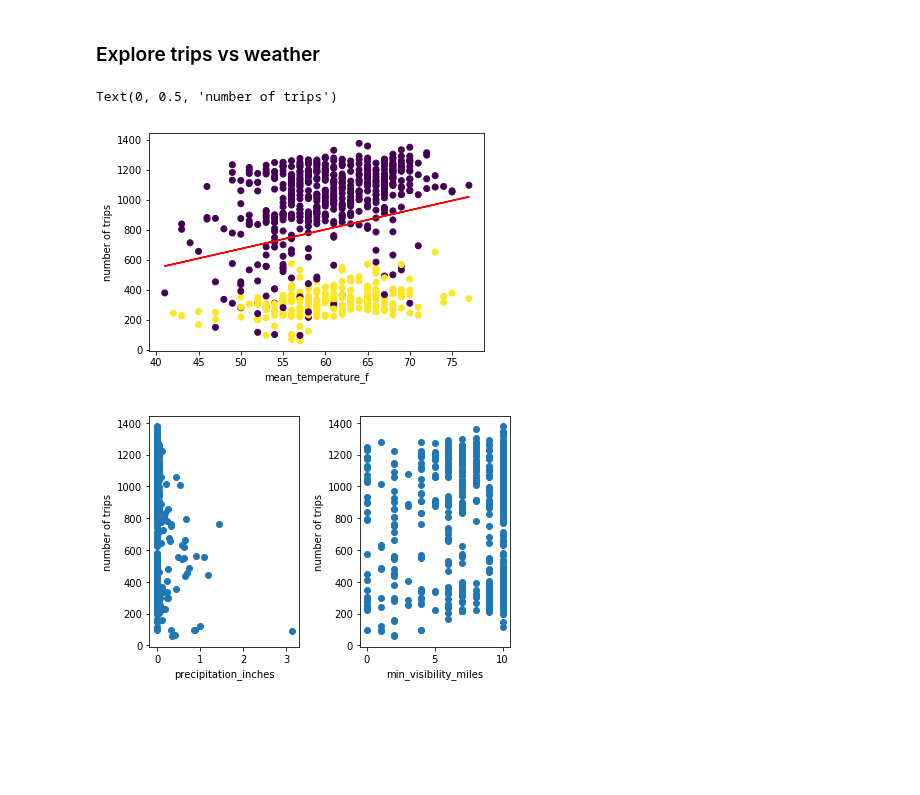
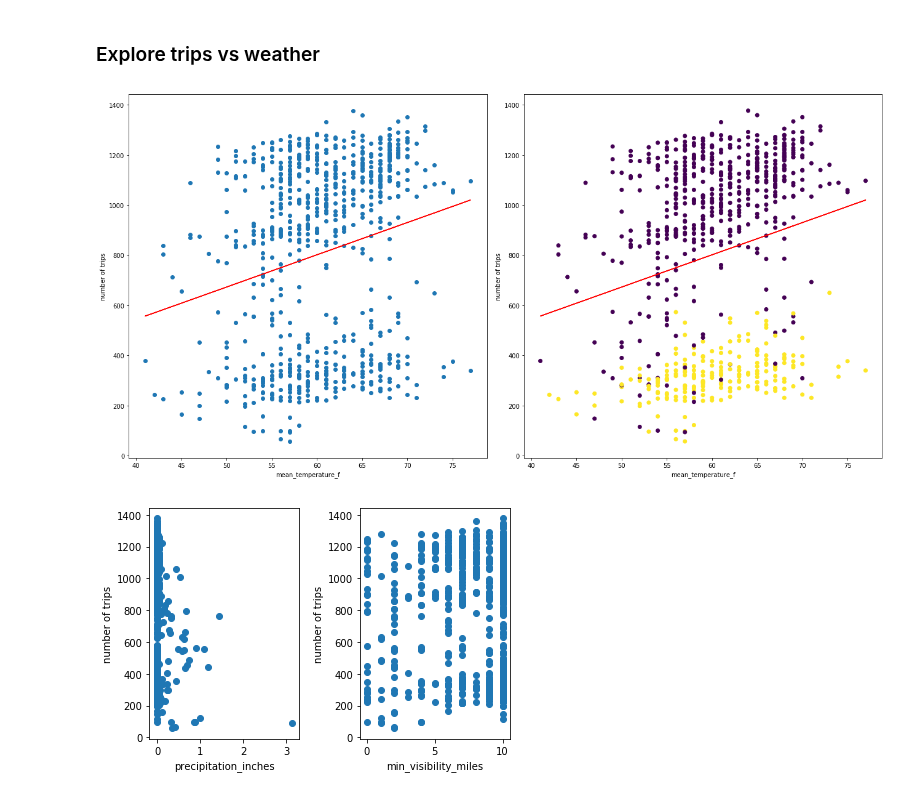
Before and after one commit to jslaga/SpringboardDSC, a Jupyter notebook: Capstone1/Capstone.ipynb, the cells around one changed output. Saved outputs shown, nothing was run; the diff lists cells and outputs as text; code cells hidden in the pictures; blank space fills up the shorter version.

```diff
--- a/Capstone1/Capstone.ipynb
+++ b/Capstone1/Capstone.ipynb
@@ -603,19 +599,28 @@ daily_trips_df.reset_index(drop=True, inplace=True)
 # %% [markdown]
 ### Explore trips vs weather
 # %%
-plt.scatter(daily_trips_df.mean_temperature_f, daily_trips_df.trips, c=daily_trips_df.weekday)
-# after viewing the distinct clusters added weekday dimension to see if clusters were due to day of week
 
 # Fit with polyfit
 b, m = polyfit(daily_trips_df.mean_temperature_f, daily_trips_df.trips, 1)
+plt.figure(figsize=(18,9))
 
+plt.subplot(121)
+
+plt.scatter(daily_trips_df.mean_temperature_f, daily_trips_df.trips)
 plt.plot(daily_trips_df.mean_temperature_f, b + m * daily_trips_df.mean_temperature_f, '-', color='red')
-
 plt.xlabel('mean_temperature_f')
 plt.ylabel('number of trips')
+
+# after viewing the distinct clusters added weekday dimension to see if clusters were due to day of week
+plt.subplot(122)
+plt.scatter(daily_trips_df.mean_temperature_f, daily_trips_df.trips, c=daily_trips_df.weekday)
+plt.plot(daily_trips_df.mean_temperature_f, b + m * daily_trips_df.mean_temperature_f, '-', color='red')
+plt.xlabel('mean_temperature_f')
+plt.ylabel('number of trips')
+
+plt.tight_layout()
 # %% [output]
-Text(0, 0.5, 'number of trips')
-[figure, old version]
+[figure, new version]
 # %%
 plt.subplot(121)
 plt.scatter(daily_trips_df.precipitation_inches, daily_trips_df.trips)
```
Also changed, not shown: parts of 15 cells of this notebook.
